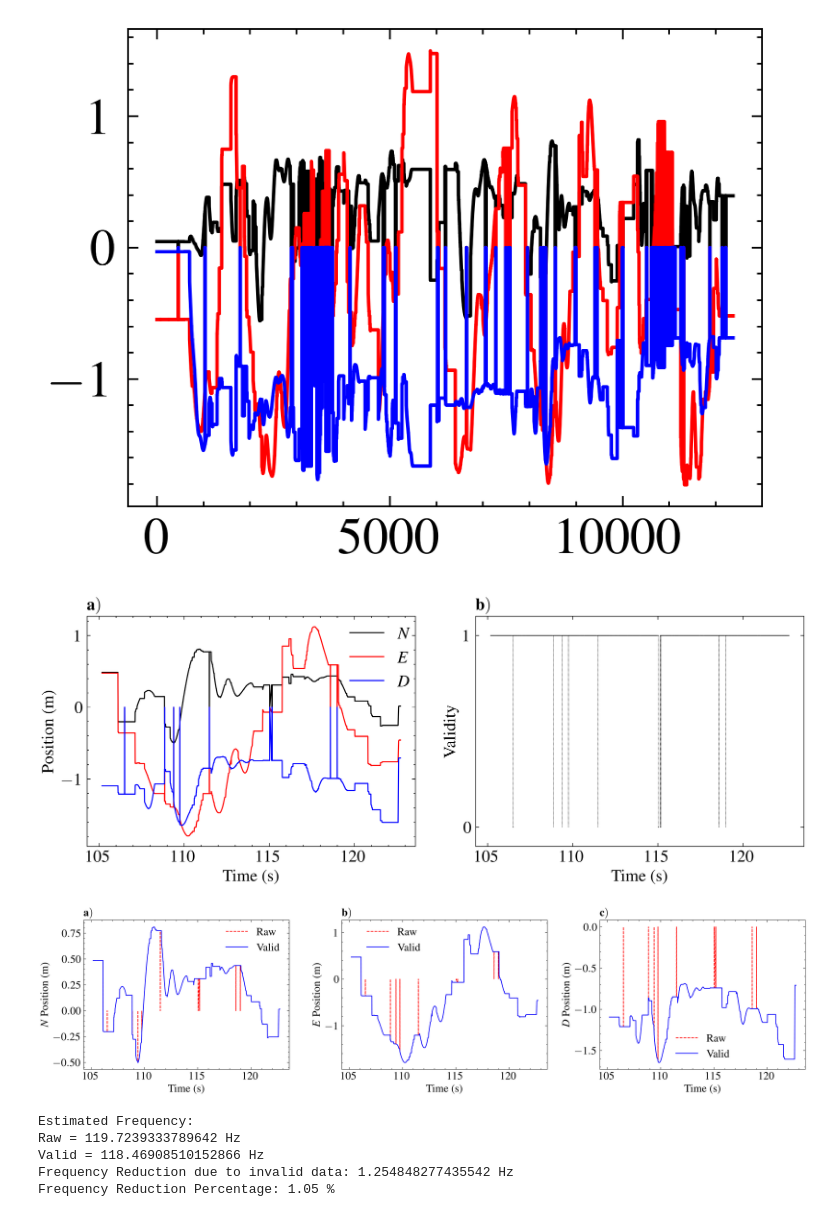
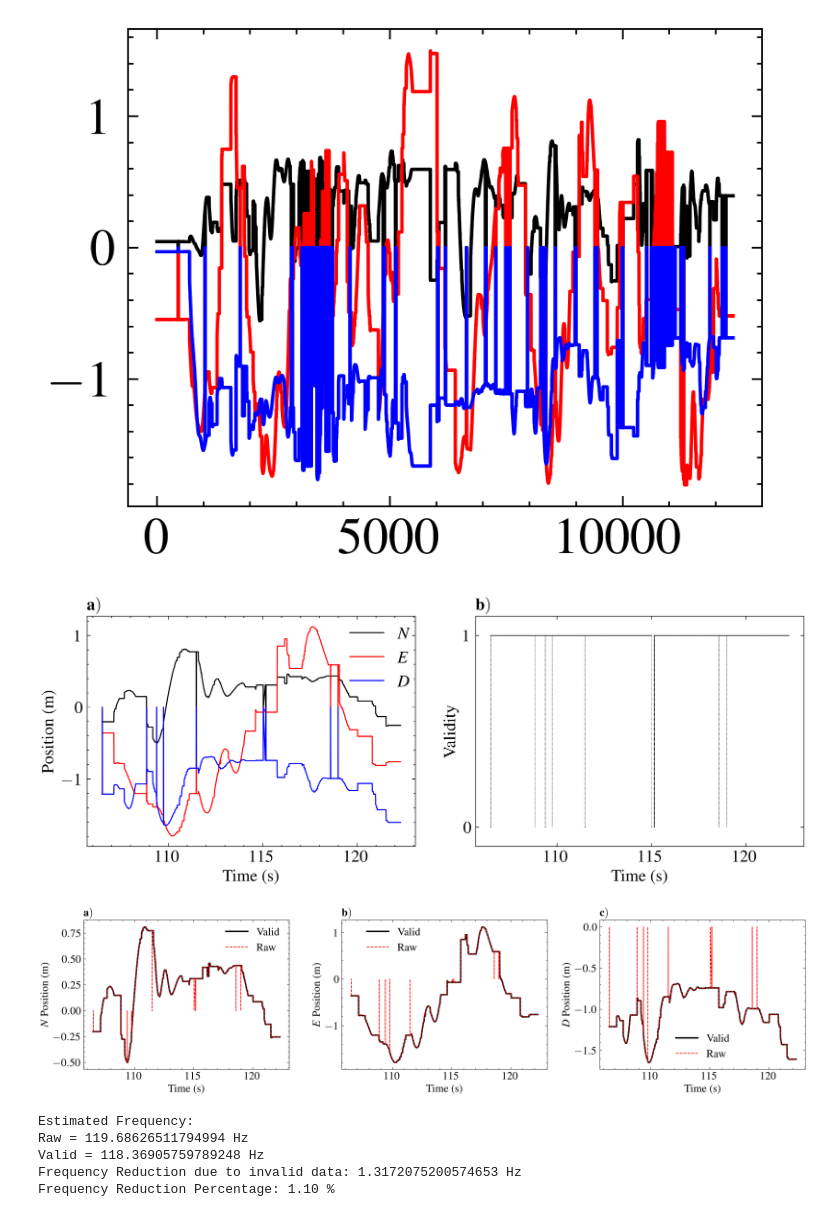
Before and after one commit to ringe-n-5525079/mocap-fyp, a Jupyter notebook: data_capture/Paper_Plotting/checksums.ipynb, the cells around one changed output. Saved outputs shown, nothing was run; the diff lists cells and outputs as text; code cells hidden in the pictures.

```diff
--- a/data_capture/Paper_Plotting/checksums.ipynb
+++ b/data_capture/Paper_Plotting/checksums.ipynb
@@ -45,7 +45,7 @@ plt.plot(z, '-')
 plt.show()
 
 # Take subset of data for plotting
-subset_idx = slice(7800, 9900)  # Adjust slice as needed
+subset_idx = slice(7950, 9850)  # Adjust slice as needed
 t = t[subset_idx]
 x = x[subset_idx]
 y = y[subset_idx]
@@ -111,7 +111,7 @@ plt.tight_layout()
 plt.savefig("raw_and_validity_1.pdf", bbox_inches='tight')
 plt.show()
 # %% [output]
-[figure, old version]
+[figure, new version]
 # %%
 # Create new arrays for valid data only
 t_valid = t[valid == 1]
@@ -119,37 +119,37 @@ x_valid = x[valid == 1]
 y_valid = y[valid == 1]
 z_valid = z[valid == 1]
 
 # Plot invalid and valid data together for each axis, in a 1x3 subplot
 plt.figure(figsize=(15,4))
 plt.subplot(1,3,1)
+plt.plot(t_valid, x_valid, 'k-',  linewidth=2, label='Valid')
 plt.plot(t, x, 'r--', label='Raw')
-plt.plot(t_valid, x_valid, 'b-', label='Valid')
 plt.xlabel('Time (s)')
 plt.ylabel('$N$ Position (m)')
 plt.title(r'$\bf{a)}$', loc='left')
 plt.legend(loc=(0.67,0.75))
 
 plt.subplot(1,3,2)
+plt.plot(t_valid, y_valid, 'k-',  linewidth=2, label='Valid')
 plt.plot(t, y, 'r--', label='Raw')
-plt.plot(t_valid, y_valid, 'b-', label='Valid')
 plt.xlabel('Time (s)')
 plt.ylabel('$E$ Position (m)')
 plt.title(r'$\bf{b)}$', loc='left')
 plt.legend(loc=(0.1,0.75))
 
 plt.subplot(1,3,3)
+plt.plot(t_valid, z_valid, 'k-',  linewidth=2, label='Valid')
 plt.plot(t, z, 'r--', label='Raw')
-plt.plot(t_valid, z_valid, 'b-', label='Valid')
 plt.xlabel('Time (s)')
 plt.ylabel('$D$ Position (m)')
 plt.title(r'$\bf{c)}$', loc='left')
 plt.legend(loc='best')
 
 plt.tight_layout()
 plt.savefig("valid_vs_invalid_1.pdf", bbox_inches='tight')
 plt.show()
 # %% [output]
-[figure, old version]
+[figure, new version]
 # %%
 # Calculating frequency at which data is received
 est_freq_raw = 1 / np.mean(np.diff(t))  # in Hz
@@ -165,7 +165,7 @@ freq_reduction_percent = (freq_reduction / est_freq_raw) * 100
 print(f"Frequency Reduction Percentage: {freq_reduction_percent:.2f} %")
 # %% [output]
 Estimated Frequency:
-Raw = 119.7239333789642 Hz
-Valid = 118.46908510152866 Hz
-Frequency Reduction due to invalid data: 1.254848277435542 Hz
-Frequency Reduction Percentage: 1.05 %
+Raw = 119.68626511794994 Hz
+Valid = 118.36905759789248 Hz
+Frequency Reduction due to invalid data: 1.3172075200574653 Hz
+Frequency Reduction Percentage: 1.10 %
```
Also changed, not shown: 6 other files.
